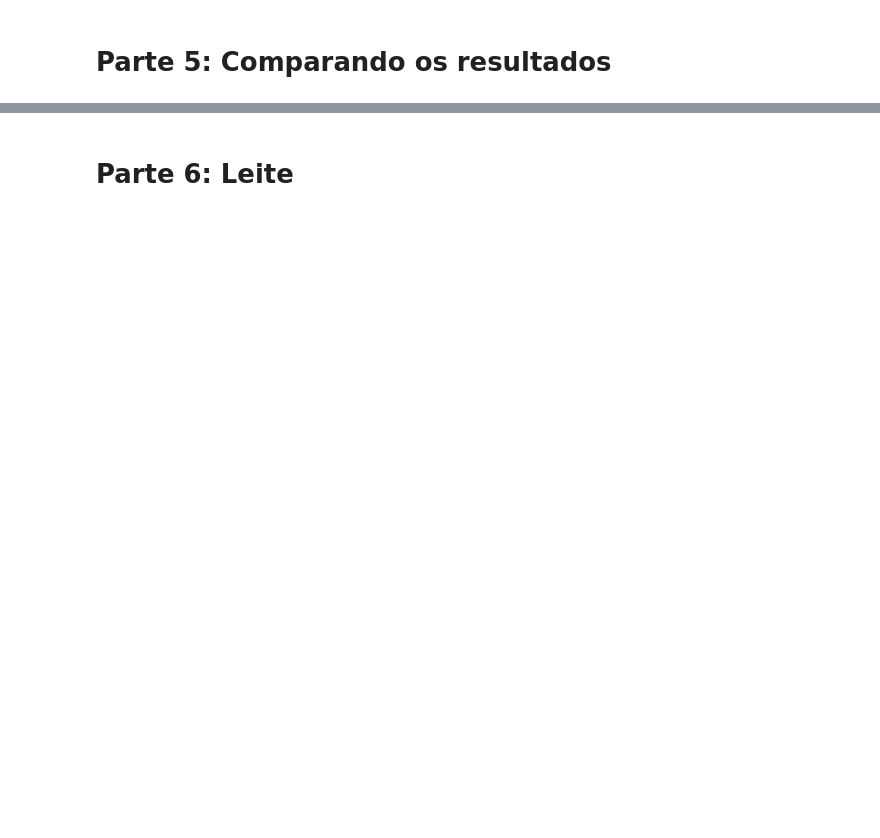
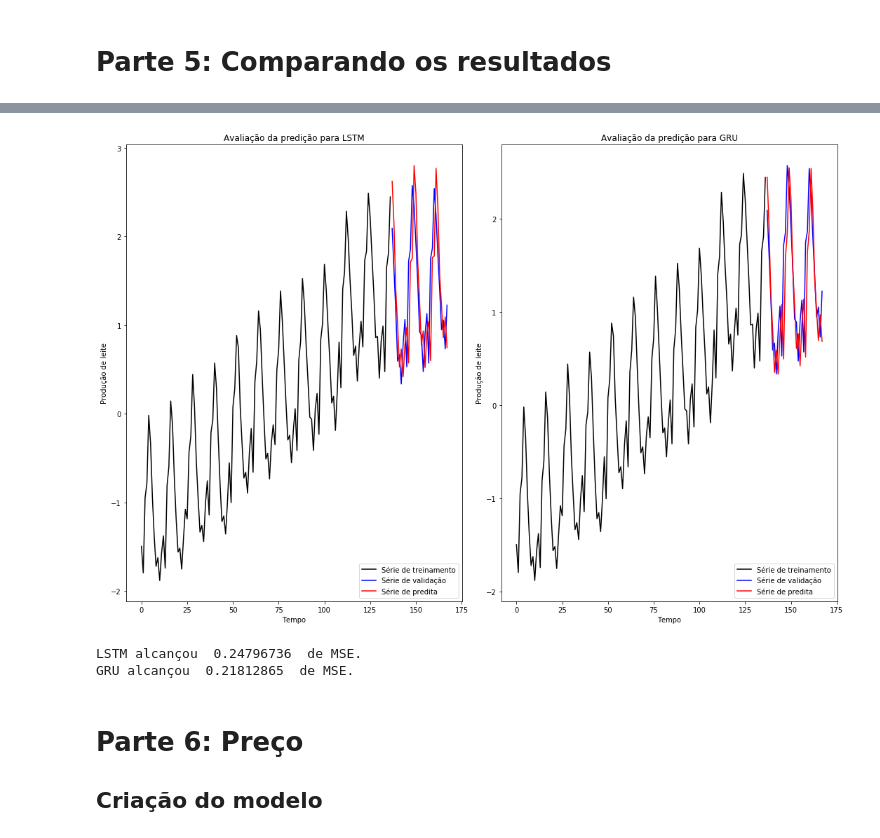
Before and after one commit to KaikeWesleyReis/praticas-deep-learning, a Jupyter notebook: RNN_regressaoTemporal/RNN_regressaoTemporal.ipynb, the cells around one changed output, grey strips where cells are left out. Saved outputs shown, nothing was run; the diff lists cells and outputs as text; code cells hidden in the pictures; blank space fills up the shorter version.

Commit message:
modelo de RNN finalizado

```diff
--- a/RNN_regressaoTemporal/RNN_regressaoTemporal.ipynb
+++ b/RNN_regressaoTemporal/RNN_regressaoTemporal.ipynb
@@ -50,0 +233,3 @@ train[abiotics] = abiotic_train
+# %%
+# Treinando o modelo
+GRU_history = gru_model.fit_generator(producao_train_sequence, epochs=15, verbose=2);
@@ -53,2 +274,54 @@ train[abiotics] = abiotic_train
+# %%
+# Prever valores futuros(validação) com LSTM
+LSTM_pred = lstm_model.predict_generator(generator=producao_test_sequence)
+# Prever valores futuros(validação) com GRU
+GRU_pred = gru_model.predict_generator(generator=producao_test_sequence)
+# %%
+# Criando o eixo X para fazer os plots de predição
+xtrain = range(0, len(producao_train) + window_size)
+xpreds = range(len(producao_train) + window_size, len(producao_train) + len(producao_test))
+# %%
+# Criando os eixos Y para série de treinamento, validação, predição de LSTM e GRU
+yt = list(producao_train.reshape(-1)) + list(producao_test.reshape(-1)[0:window_size])
+yv = list(producao_test.reshape(-1))[window_size:]
+ypGRU = list(GRU_pred.reshape(-1))
+ypLSTM = list(LSTM_pred.reshape(-1))
+# %%
+# Plots
+fig, ax = plt.subplots(1,2, figsize=(15,10));
+# LSTM
+ax[0].plot(xtrain,yt, label='Série de treinamento', color='black')
+ax[0].plot(xpreds,yv, label='Série de validação', color='blue')
+ax[0].plot(xpreds,ypLSTM, label='Série de predita', color='red')
+ax[0].set_title('Avaliação da predição para LSTM')
+ax[0].set_xlabel('Tempo')
+ax[0].set_ylabel('Produção de leite')
+ax[0].legend(loc='lower right')
+
+# GRU
+ax[1].plot(xtrain,yt, label='Série de treinamento', color='black')
+ax[1].plot(xpreds,yv, label='Série de validação', color='blue')
+ax[1].plot(xpreds,ypGRU, label='Série de predita', color='red')
+ax[1].set_title('Avaliação da predição para GRU')
+ax[1].set_xlabel('Tempo')
+ax[1].set_ylabel('Produção de leite')
+ax[1].legend(loc='lower right')
+# Default to improve spaces between the plots
+plt.tight_layout()
+# %% [output]
+[figure, added]
+# %%
+# Avaliar métricas para LSTM
+LSTM_metric = lstm_model.evaluate_generator(generator=producao_test_sequence)[1]
+print('LSTM alcançou ', LSTM_metric,' de MSE.')
+
+# Avaliar métrica para GRU
+GRU_metric = gru_model.evaluate_generator(generator=producao_test_sequence)[1]
+print('GRU alcançou ', GRU_metric,' de MSE.')
+# %% [output]
+LSTM alcançou  0.24796736  de MSE.
+GRU alcançou  0.21812865  de MSE.
 # %% [markdown]
-# Parte 6: Leite
+# Parte 6: Preço
+
+## Criação do modelo
```
Also changed, not shown: parts of 44 cells of this notebook.
